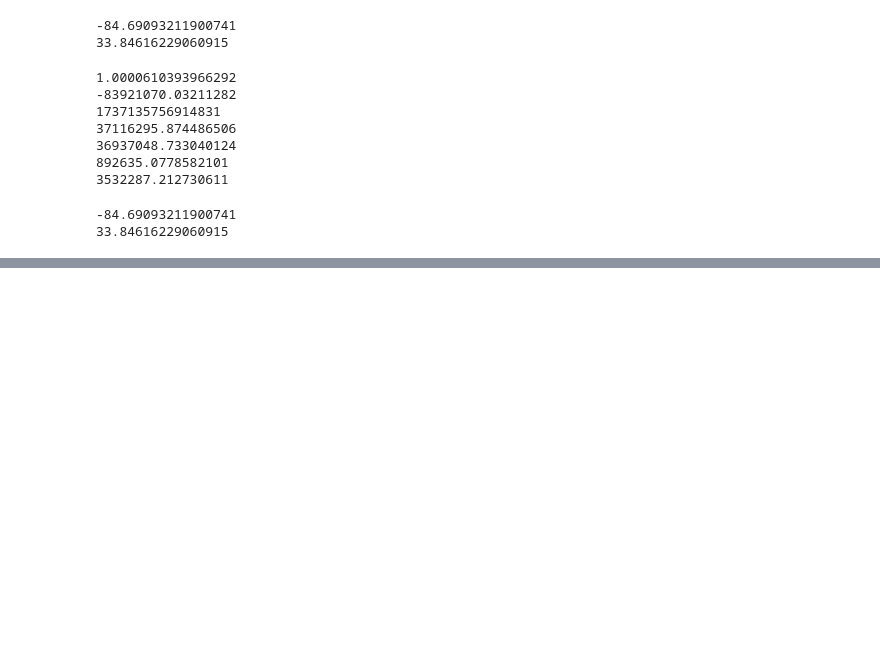
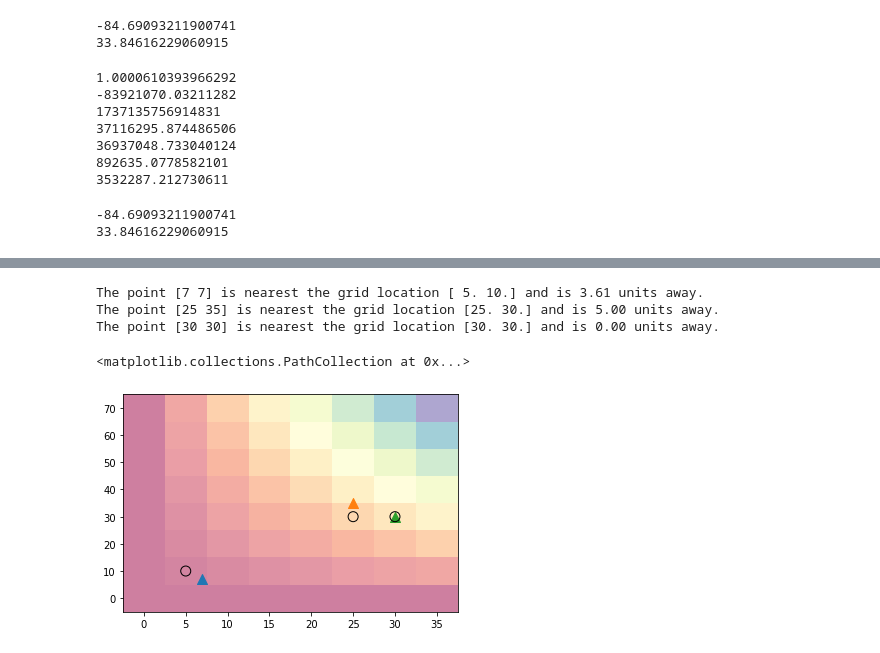
Before and after one commit to ClauClouds/SST-impact, a Jupyter notebook: read_goes16_abi_example.ipynb, the cells around one changed output, grey strips where cells are left out. Cells and saved outputs as stored; diff of their text form; code cells hidden in the pictures; blank space fills up the shorter version.

```diff
--- a/read_goes16_abi_example.ipynb
+++ b/read_goes16_abi_example.ipynb
@@ -171,0 +303,4 @@ print(lat)
+# %%
+# Make a 2D grid
+x, y = np.mgrid[0:40:5, 0:80:10]
+print(x)
@@ -171,0 +327,30 @@ print(lat)
+# %%
+# Create a KDTree object based on the grid
+tree = spatial.KDTree(list(zip(x.ravel(), y.ravel())))
+
+# Specify a set of points you wish to find the nearest neighbor for
+pts = np.array([[7, 7], [25, 35], [30,30]])
+
+
+# Query the points in the KDTree. Output is
+# 1) distance of point to the nearest grid neighbor
+# 2) index of neighbor point in the tree.
+dist_to_neighbor, idx_neighbor = tree.query(pts)
+
+
+for point, dist, idx in zip(pts, dist_to_neighbor, idx_neighbor):
+    print('The point %s is nearest the grid location %s and is %.2f units away.' \
+          % (point, tree.data[idx], dist))
+
+
+plt.pcolormesh(x, y, x*y, cmap="Spectral", alpha=.5)
+for i in pts:
+    plt.scatter(i[0], i[1], marker='^', s=100)
+
+plt.scatter(tree.data[idx_neighbor][:,0], tree.data[idx_neighbor][:,1], facecolor='none', edgecolors='k', s=100)
+# %% [output]
+The point [7 7] is nearest the grid location [ 5. 10.] and is 3.61 units away.
+The point [25 35] is nearest the grid location [25. 30.] and is 5.00 units away.
+The point [30 30] is nearest the grid location [30. 30.] and is 0.00 units away.
+<matplotlib.collections.PathCollection at 0x...>
+[figure, added]
```
Also changed, not shown: parts of 14 cells of this notebook.
